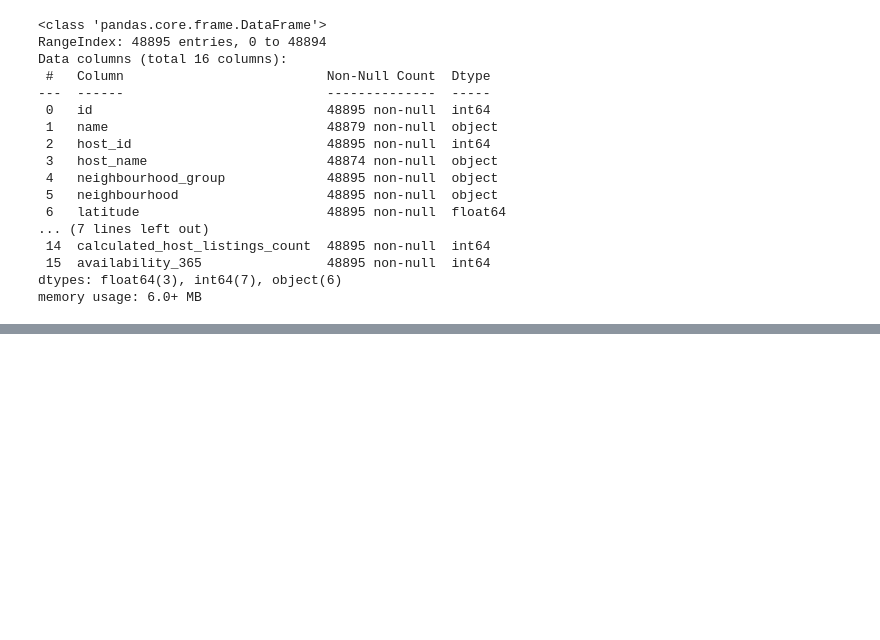
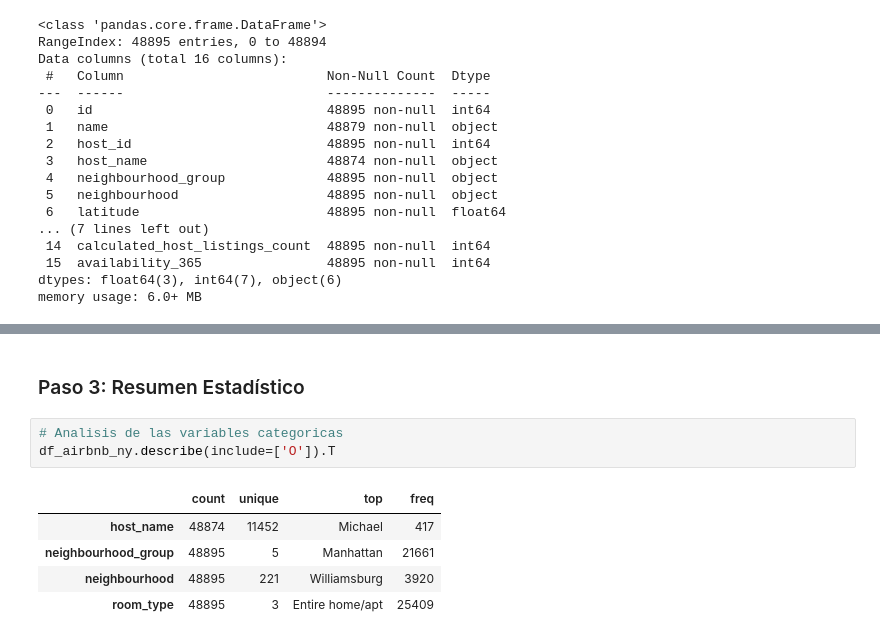
Before and after one commit to fevc08/new_york_city_airbnb_eda, a Jupyter notebook: src/explore.ipynb, the cells around one changed output, grey strips where cells are left out. Saved outputs shown, nothing was run; the diff lists cells and outputs as text; blank space fills up the shorter version.

```diff
--- a/src/explore.ipynb
+++ b/src/explore.ipynb
@@ -70,0 +140,11 @@ df_airbnb_ny.head()
+# %% [markdown]
+### Paso 3: Resumen Estadístico
+# %%
+# Analisis de las variables categoricas
+df_airbnb_ny.describe(include=['O']).T
+# %% [output]
+|  | count | unique | top | freq |
+| host_name | 48874 | 11452 | Michael | 417 |
+| neighbourhood_group | 48895 | 5 | Manhattan | 21661 |
+| neighbourhood | 48895 | 221 | Williamsburg | 3920 |
+| room_type | 48895 | 3 | Entire home/apt | 25409 |
```
Also changed, not shown: parts of 14 cells of this notebook.
